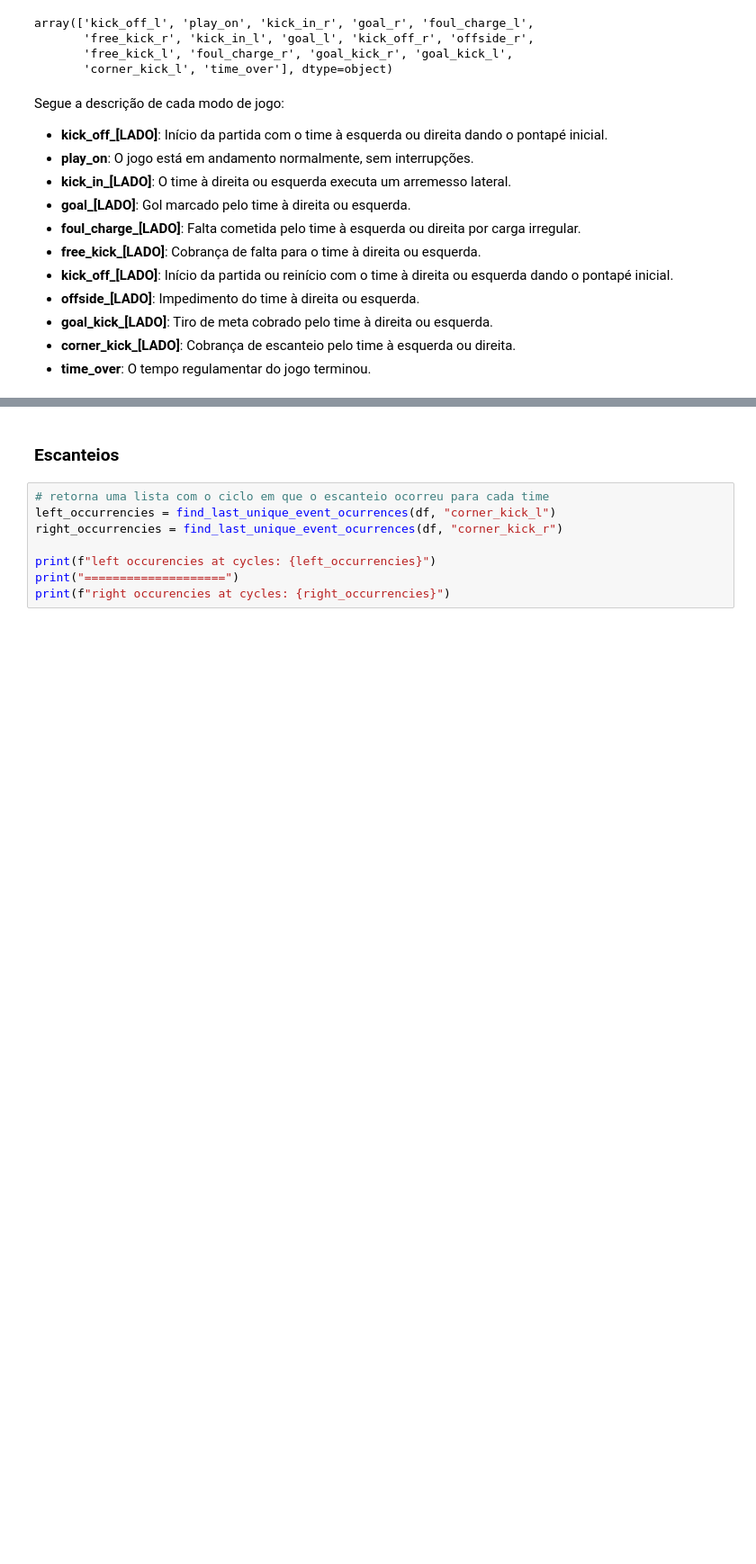
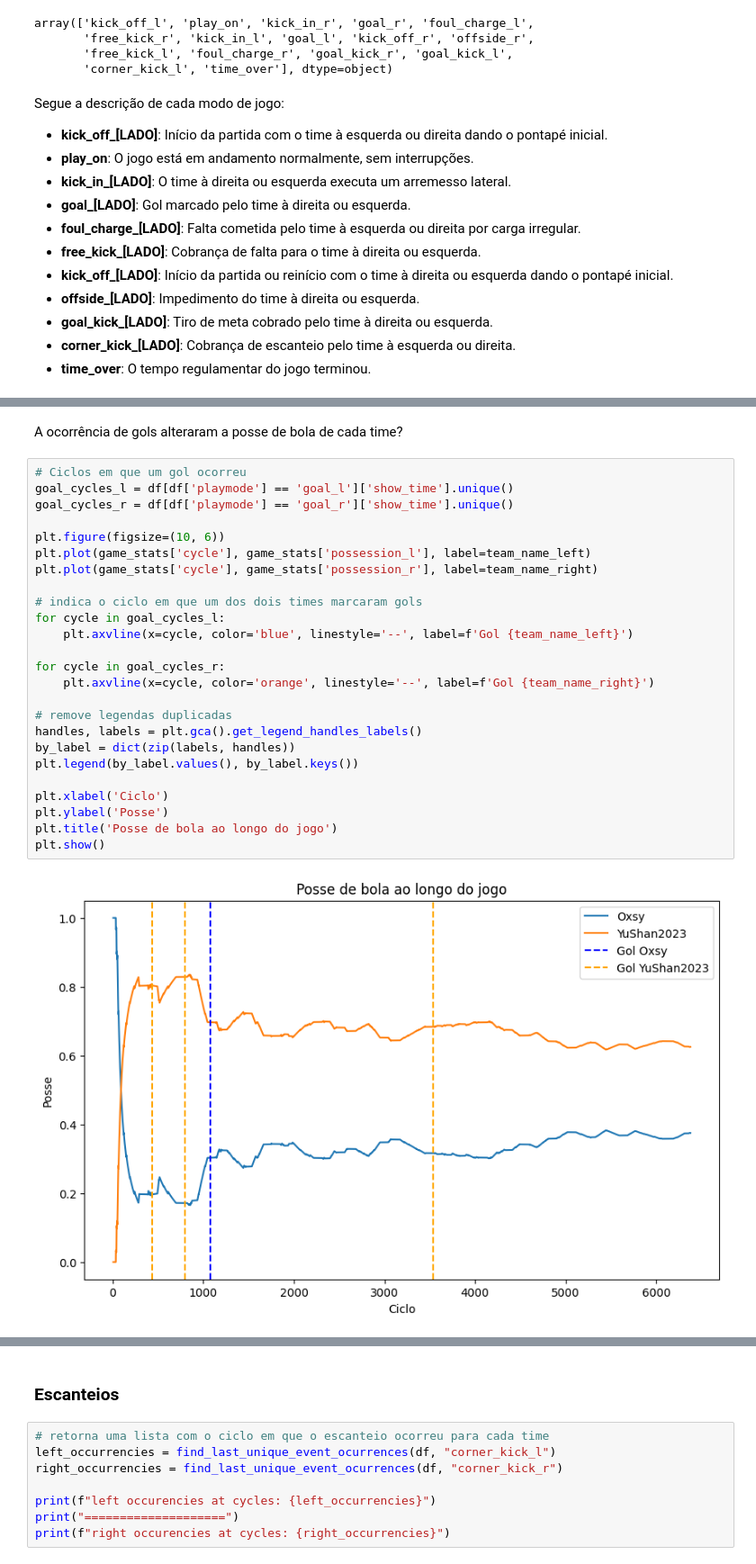
Before and after one commit to unball/Soccer2D_analysis, a Jupyter notebook: Soccer2D_analysis_gab.ipynb, the cells around one changed output, grey strips where cells are left out. Shown at 90% size. Drawn from its saved outputs; the diff is of its cells as text; blank space fills up the shorter version.

```diff
--- a/Soccer2D_analysis_gab.ipynb
+++ b/Soccer2D_analysis_gab.ipynb
@@ -183,0 +218,29 @@ l = 0.375030599755202 r = 0.6249694002447981
+# %% [markdown]
+A ocorrência de gols alteraram a posse de bola de cada time?
+# %%
+# Ciclos em que um gol ocorreu
+goal_cycles_l = df[df['playmode'] == 'goal_l']['show_time'].unique()
+goal_cycles_r = df[df['playmode'] == 'goal_r']['show_time'].unique()
+
+plt.figure(figsize=(10, 6))
+plt.plot(game_stats['cycle'], game_stats['possession_l'], label=team_name_left)
+plt.plot(game_stats['cycle'], game_stats['possession_r'], label=team_name_right)
+
+# indica o ciclo em que um dos dois times marcaram gols
+for cycle in goal_cycles_l:
+    plt.axvline(x=cycle, color='blue', linestyle='--', label=f'Gol {team_name_left}')
+
+for cycle in goal_cycles_r:
+    plt.axvline(x=cycle, color='orange', linestyle='--', label=f'Gol {team_name_right}')
+
+# remove legendas duplicadas
+handles, labels = plt.gca().get_legend_handles_labels()
+by_label = dict(zip(labels, handles))
+plt.legend(by_label.values(), by_label.keys())
+
+plt.xlabel('Ciclo')
+plt.ylabel('Posse')
+plt.title('Posse de bola ao longo do jogo')
+plt.show()
+# %% [output]
+[figure, added]
```
Also changed, not shown: parts of 24 cells of this notebook, 1 other file.
